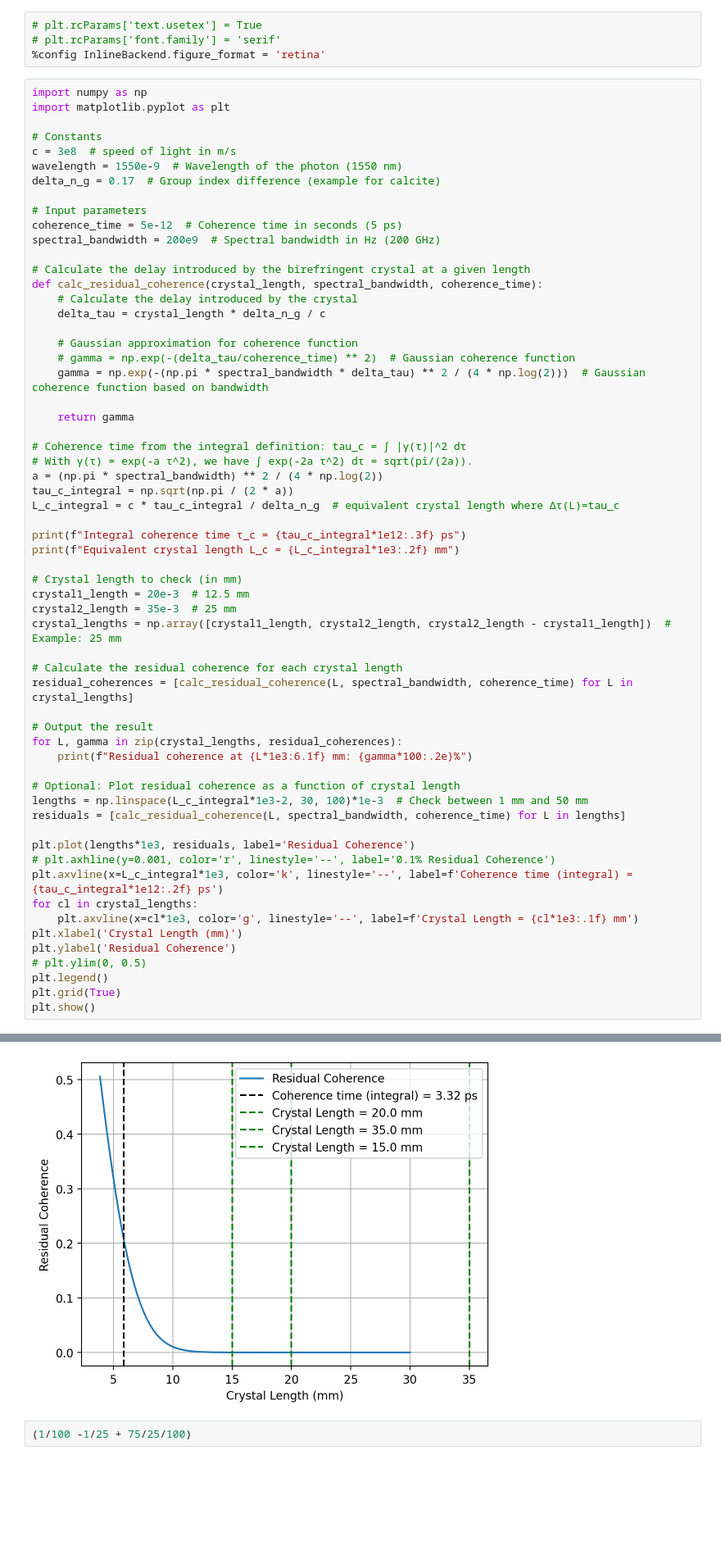
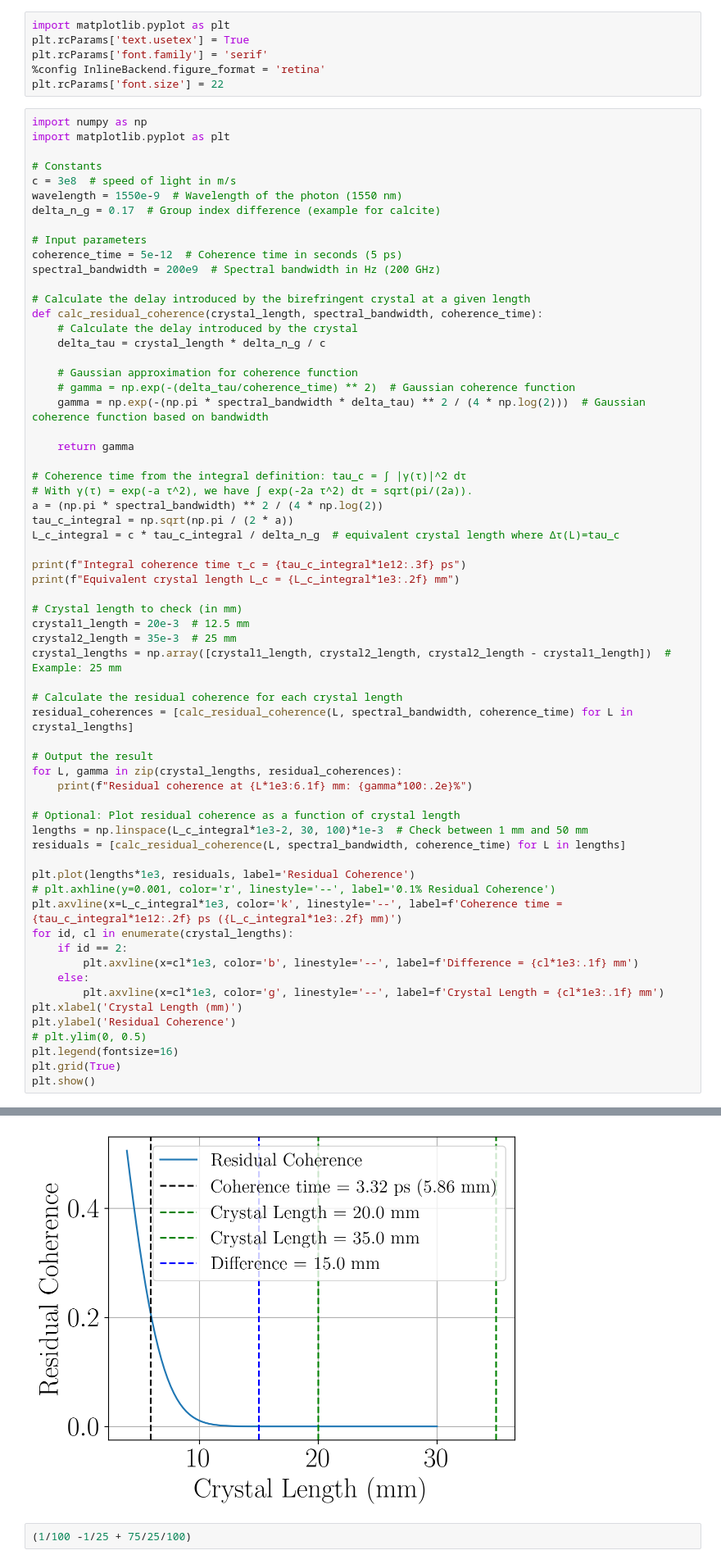
Before and after one commit to viveksabarad0221/MLQuantumSwitch, a Jupyter notebook: Code/misc.ipynb, the cells around one changed output, grey strips where cells are left out. Shown at 82% size. Saved outputs shown, nothing was run; the diff lists cells and outputs as text; blank space fills up the shorter version.

Commit message:
Reran the simulations and got some plots for the slides

```diff
--- a/Code/misc.ipynb
+++ b/Code/misc.ipynb
@@ -1,7 +1,9 @@
 # %%
-# plt.rcParams['text.usetex'] = True
-# plt.rcParams['font.family'] = 'serif'
+import matplotlib.pyplot as plt
+plt.rcParams['text.usetex'] = True
+plt.rcParams['font.family'] = 'serif'
 %config InlineBackend.figure_format = 'retina'
+plt.rcParams['font.size'] = 22
 # %%
 import numpy as np
 import matplotlib.pyplot as plt
@@ -37,38 +39,41 @@ print(f"Equivalent crystal length L_c = {L_c_integral*1e3:.2f} mm")
 
 # Crystal length to check (in mm)
 crystal1_length = 20e-3  # 12.5 mm
 crystal2_length = 35e-3  # 25 mm
 crystal_lengths = np.array([crystal1_length, crystal2_length, crystal2_length - crystal1_length])  # Example: 25 mm
 
 # Calculate the residual coherence for each crystal length
 residual_coherences = [calc_residual_coherence(L, spectral_bandwidth, coherence_time) for L in crystal_lengths]
 
 # Output the result
 for L, gamma in zip(crystal_lengths, residual_coherences):
     print(f"Residual coherence at {L*1e3:6.1f} mm: {gamma*100:.2e}%")
 
 # Optional: Plot residual coherence as a function of crystal length
 lengths = np.linspace(L_c_integral*1e3-2, 30, 100)*1e-3  # Check between 1 mm and 50 mm
 residuals = [calc_residual_coherence(L, spectral_bandwidth, coherence_time) for L in lengths]
 
 plt.plot(lengths*1e3, residuals, label='Residual Coherence')
 # plt.axhline(y=0.001, color='r', linestyle='--', label='0.1% Residual Coherence')
-plt.axvline(x=L_c_integral*1e3, color='k', linestyle='--', label=f'Coherence time (integral) = {tau_c_integral*1e12:.2f} ps')
-for cl in crystal_lengths:
-    plt.axvline(x=cl*1e3, color='g', linestyle='--', label=f'Crystal Length = {cl*1e3:.1f} mm')
+plt.axvline(x=L_c_integral*1e3, color='k', linestyle='--', label=f'Coherence time = {tau_c_integral*1e12:.2f} ps ({L_c_integral*1e3:.2f} mm)')
+for id, cl in enumerate(crystal_lengths):
+    if id == 2:
+        plt.axvline(x=cl*1e3, color='b', linestyle='--', label=f'Difference = {cl*1e3:.1f} mm')
+    else:
+        plt.axvline(x=cl*1e3, color='g', linestyle='--', label=f'Crystal Length = {cl*1e3:.1f} mm')
 plt.xlabel('Crystal Length (mm)')
 plt.ylabel('Residual Coherence')
 # plt.ylim(0, 0.5)
-plt.legend()
+plt.legend(fontsize=16)
 plt.grid(True)
 plt.show()
 # %% [output]
 Integral coherence time τ_c = 3.321 ps
 Equivalent crystal length L_c = 5.86 mm
 Residual coherence at   20.0 mm: 1.14e-06%
 Residual coherence at   35.0 mm: 4.73e-23%
 Residual coherence at   15.0 mm: 3.41e-03%
-[figure, old version]
+[figure, new version]
 # %%
 (1/100 -1/25 + 75/25/100)
 # %% [output]
```
Also changed, not shown: 9 other files.
